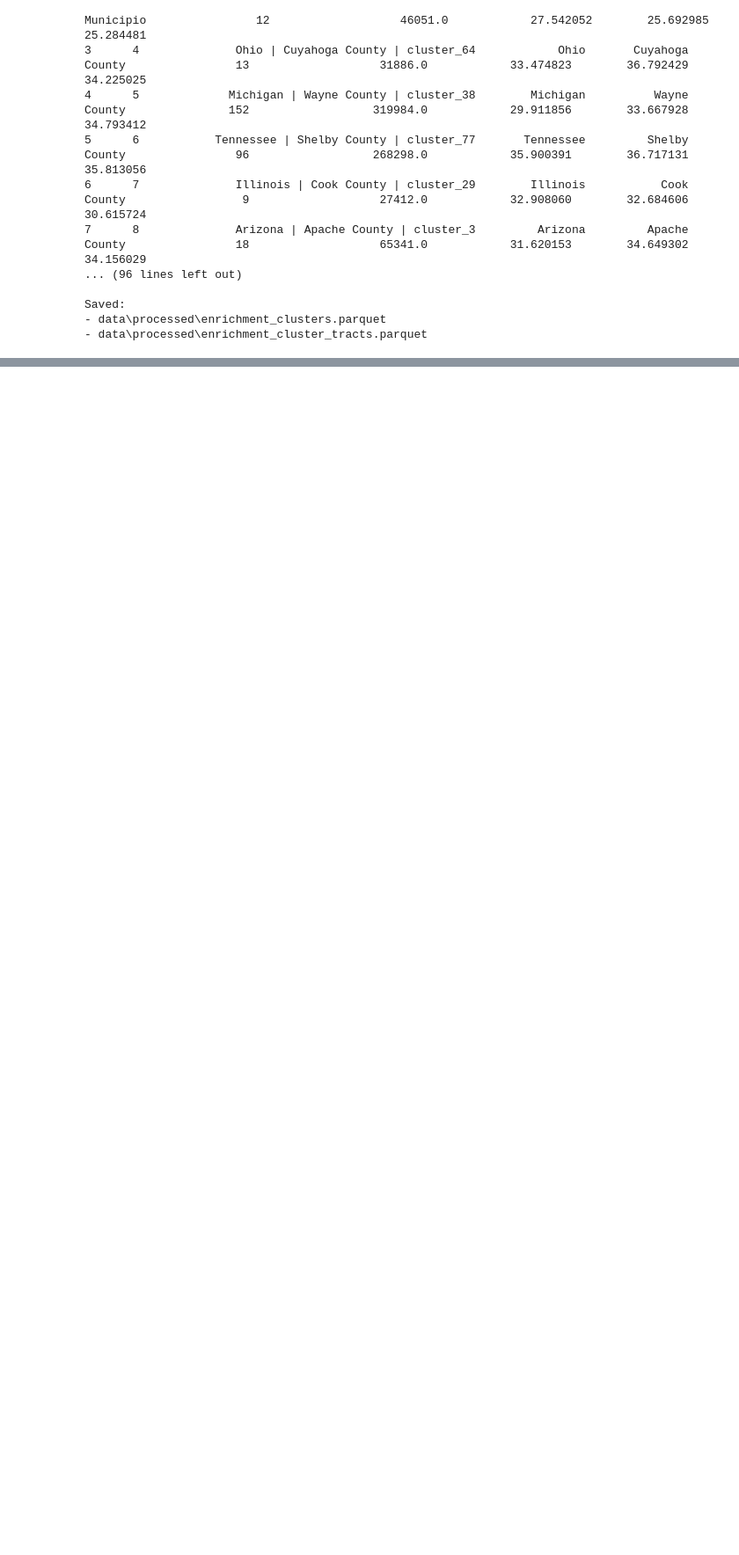
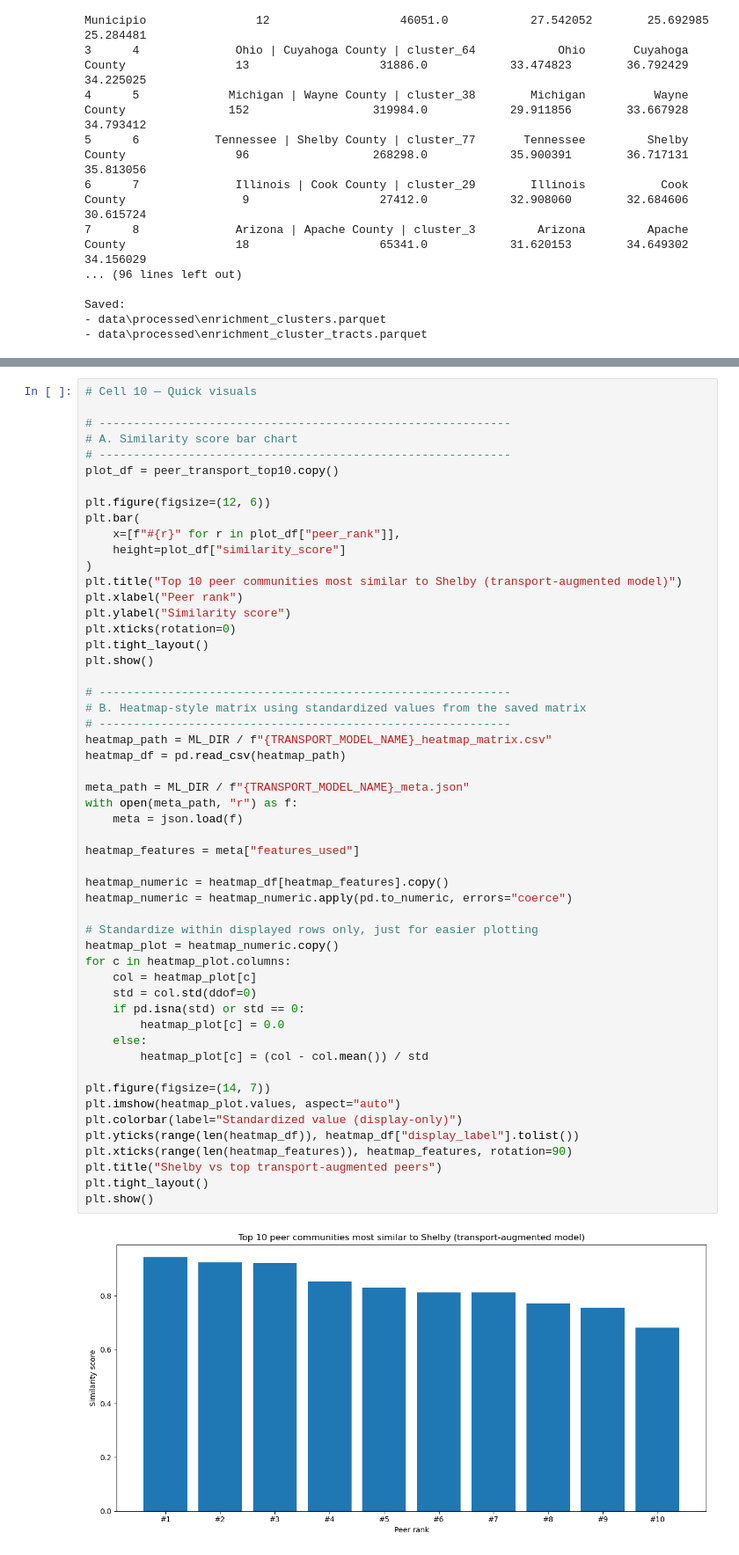
Before and after one commit to kareem-weaver/apple-sauce, a Jupyter notebook: src/final_model.ipynb, the cells around one changed output, grey strips where cells are left out. Shown at 88% size. Drawn from its saved outputs; the diff is of its cells as text; blank space fills up the shorter version.

```diff
--- a/src/final_model.ipynb
+++ b/src/final_model.ipynb
@@ -1274,0 +2384,55 @@ Saved:
+# %%
+# Cell 10 — Quick visuals
+
+# ------------------------------------------------------------
+# A. Similarity score bar chart
+# ------------------------------------------------------------
+plot_df = peer_transport_top10.copy()
+
+plt.figure(figsize=(12, 6))
+plt.bar(
+    x=[f"#{r}" for r in plot_df["peer_rank"]],
+    height=plot_df["similarity_score"]
+)
+plt.title("Top 10 peer communities most similar to Shelby (transport-augmented model)")
+plt.xlabel("Peer rank")
+plt.ylabel("Similarity score")
+plt.xticks(rotation=0)
+plt.tight_layout()
+plt.show()
+
+# ------------------------------------------------------------
+# B. Heatmap-style matrix using standardized values from the saved matrix
+# ------------------------------------------------------------
+heatmap_path = ML_DIR / f"{TRANSPORT_MODEL_NAME}_heatmap_matrix.csv"
+heatmap_df = pd.read_csv(heatmap_path)
+
+meta_path = ML_DIR / f"{TRANSPORT_MODEL_NAME}_meta.json"
+with open(meta_path, "r") as f:
+    meta = json.load(f)
+
+heatmap_features = meta["features_used"]
+
+heatmap_numeric = heatmap_df[heatmap_features].copy()
+heatmap_numeric = heatmap_numeric.apply(pd.to_numeric, errors="coerce")
+
+# Standardize within displayed rows only, just for easier plotting
+heatmap_plot = heatmap_numeric.copy()
+for c in heatmap_plot.columns:
+    col = heatmap_plot[c]
+    std = col.std(ddof=0)
+    if pd.isna(std) or std == 0:
+        heatmap_plot[c] = 0.0
+    else:
+        heatmap_plot[c] = (col - col.mean()) / std
+
+plt.figure(figsize=(14, 7))
+plt.imshow(heatmap_plot.values, aspect="auto")
+plt.colorbar(label="Standardized value (display-only)")
+plt.yticks(range(len(heatmap_df)), heatmap_df["display_label"].tolist())
+plt.xticks(range(len(heatmap_features)), heatmap_features, rotation=90)
+plt.title("Shelby vs top transport-augmented peers")
+plt.tight_layout()
+plt.show()
+# %% [output]
+[figure, added]
```
Also changed, not shown: parts of 22 cells of this notebook, 1 other file.
